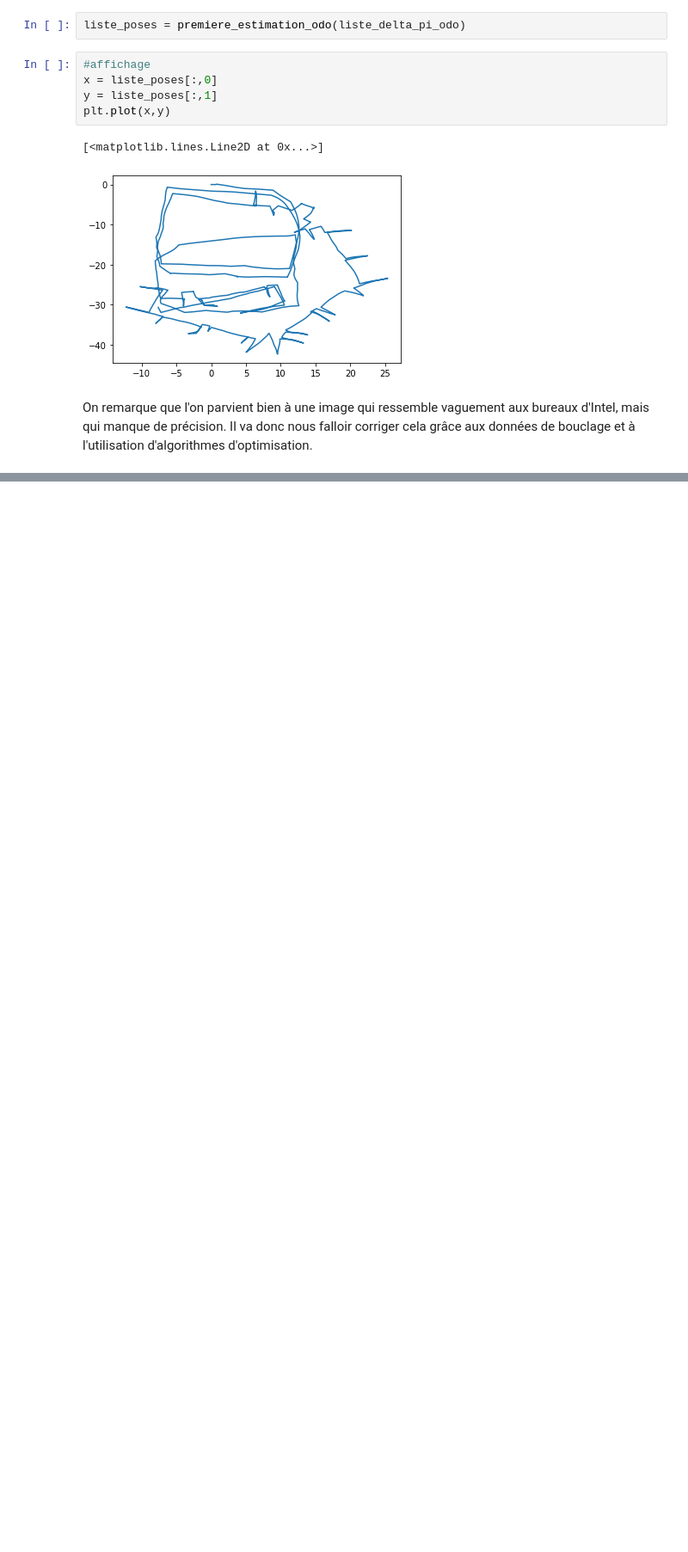
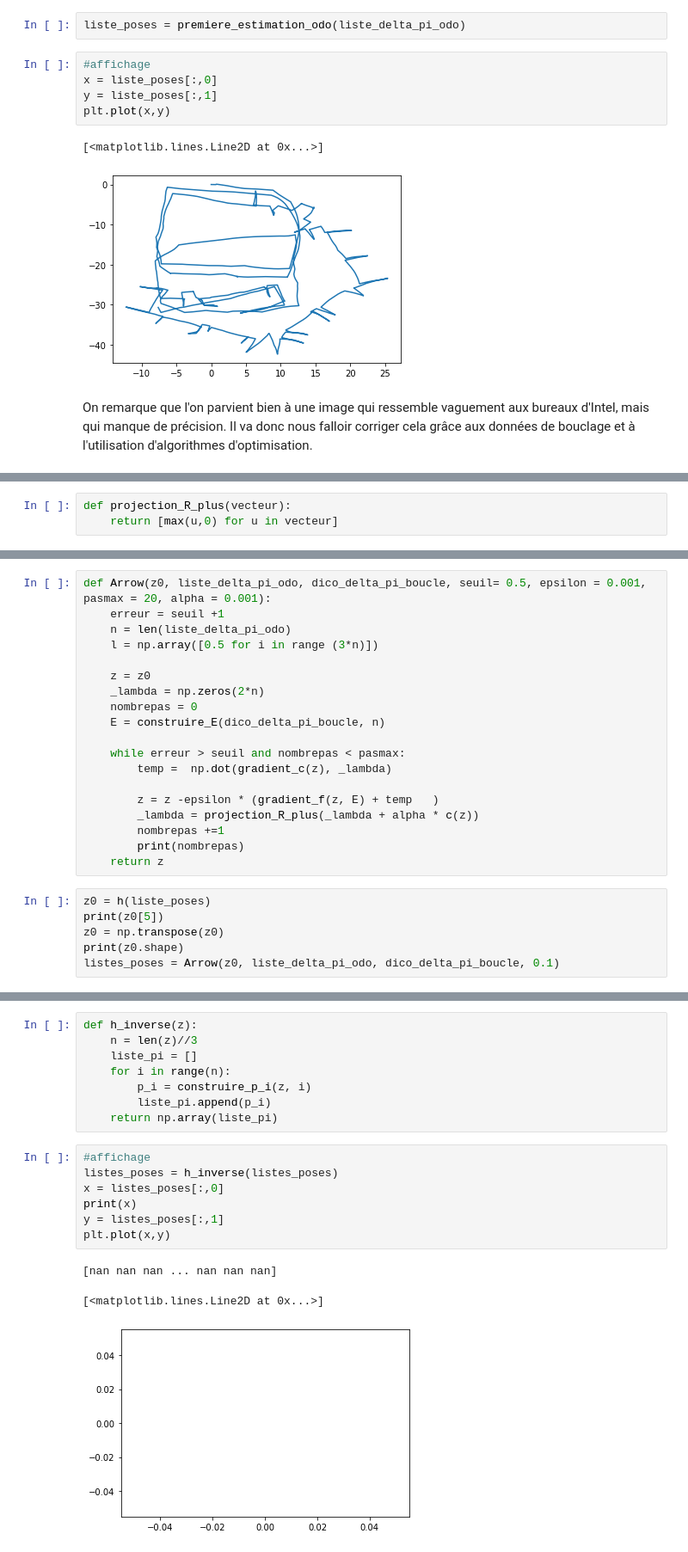
Before and after one commit to martin5555555555/opti, a Jupyter notebook: opti.ipynb, the cells around one changed output, grey strips where cells are left out. Shown at 86% size. Drawn from its saved outputs; the diff is of its cells as text; blank space fills up the shorter version.

```diff
--- a/opti.ipynb
+++ b/opti.ipynb
@@ -137,0 +300,3 @@ On remarque que l'on parvient bien à une image qui ressemble vaguement aux bure
+# %%
+def projection_R_plus(vecteur):
+    return [max(u,0) for u in vecteur]
@@ -137,0 +310,25 @@ On remarque que l'on parvient bien à une image qui ressemble vaguement aux bure
+# %%
+def Arrow(z0, liste_delta_pi_odo, dico_delta_pi_boucle, seuil= 0.5, epsilon = 0.001,  pasmax = 20, alpha = 0.001):
+    erreur = seuil +1
+    n = len(liste_delta_pi_odo)
+    l = np.array([0.5 for i in range (3*n)])
+
+    z = z0
+    _lambda = np.zeros(2*n)
+    nombrepas = 0
+    E = construire_E(dico_delta_pi_boucle, n)
+
+    while erreur > seuil and nombrepas < pasmax:
+        temp =  np.dot(gradient_c(z), _lambda)
+
+        z = z -epsilon * (gradient_f(z, E) + temp   )
+        _lambda = projection_R_plus(_lambda + alpha * c(z))
+        nombrepas +=1
+        print(nombrepas)
+    return z
+# %%
+z0 = h(liste_poses)
+print(z0[5])
+z0 = np.transpose(z0)
+print(z0.shape)
+listes_poses = Arrow(z0, liste_delta_pi_odo, dico_delta_pi_boucle, 0.1)
@@ -137,0 +367,19 @@ On remarque que l'on parvient bien à une image qui ressemble vaguement aux bure
+# %%
+def h_inverse(z):
+    n = len(z)//3
+    liste_pi = []
+    for i in range(n):
+        p_i = construire_p_i(z, i)
+        liste_pi.append(p_i)
+    return np.array(liste_pi)
+# %%
+#affichage
+listes_poses = h_inverse(listes_poses)
+x = listes_poses[:,0]
+print(x)
+y = listes_poses[:,1]
+plt.plot(x,y)
+# %% [output]
+[nan nan nan ... nan nan nan]
+[<matplotlib.lines.Line2D at 0x...>]
+[figure, added]
```
Also changed, not shown: parts of 23 cells of this notebook.
